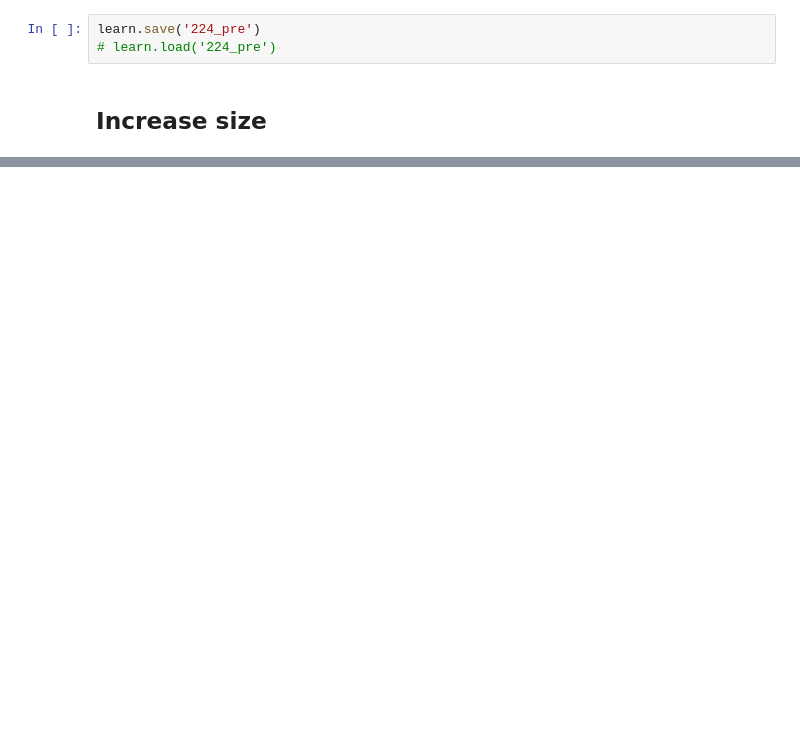
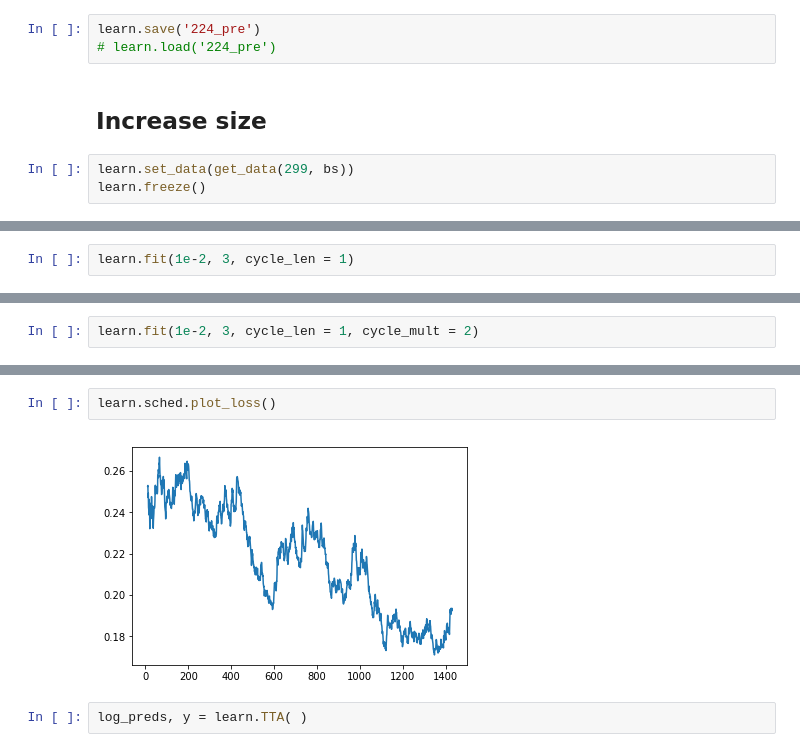
Before and after one commit to borowis/fastai, a Jupyter notebook: courses/dl1/lesson2-dogbreed.ipynb, the cells around one changed output, grey strips where cells are left out. Saved outputs shown, nothing was run; the diff lists cells and outputs as text; blank space fills up the shorter version.

```diff
--- a/courses/dl1/lesson2-dogbreed.ipynb
+++ b/courses/dl1/lesson2-dogbreed.ipynb
@@ -175,3 +182,6 @@ learn.save('224_pre')
 # learn.load('224_pre')
 # %% [markdown]
 ## Increase size
+# %%
+learn.set_data(get_data(299, bs))
+learn.freeze()
@@ -177,0 +190,2 @@ learn.save('224_pre')
+# %%
+learn.fit(1e-2, 3, cycle_len = 1)
@@ -177,0 +199,2 @@ learn.save('224_pre')
+# %%
+learn.fit(1e-2, 3, cycle_len = 1, cycle_mult = 2)
@@ -177,0 +212,6 @@ learn.save('224_pre')
+# %%
+learn.sched.plot_loss()
+# %% [output]
+[figure, added]
+# %%
+log_preds, y = learn.TTA( )
```
Also changed, not shown: parts of 9 cells of this notebook, 1 other file.
